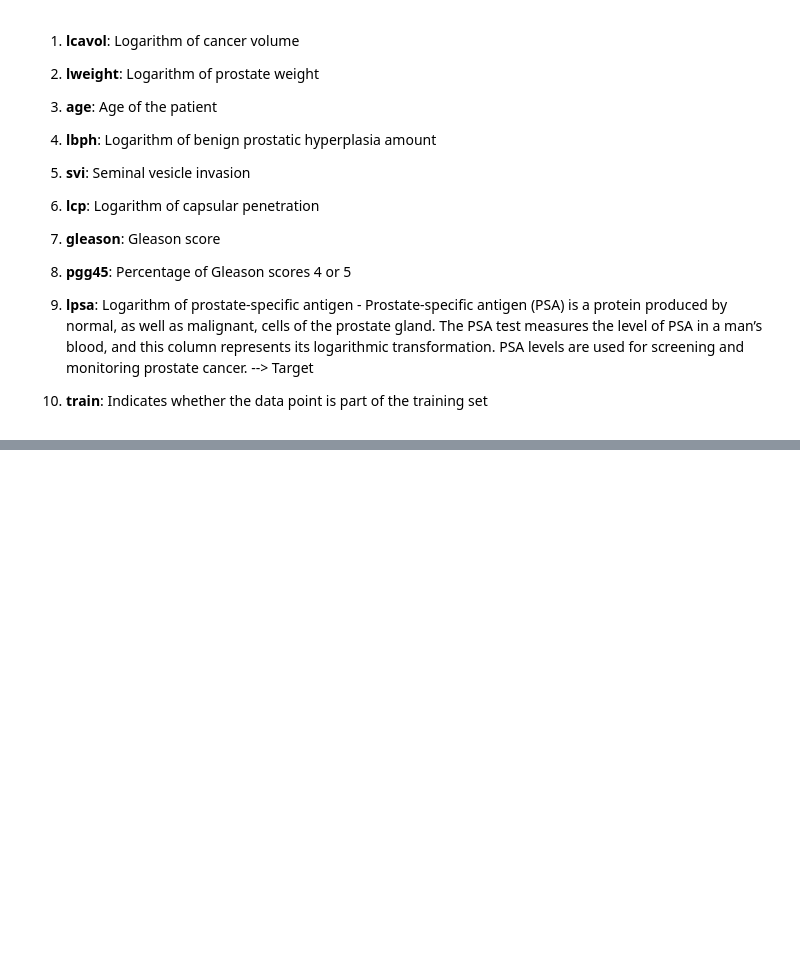
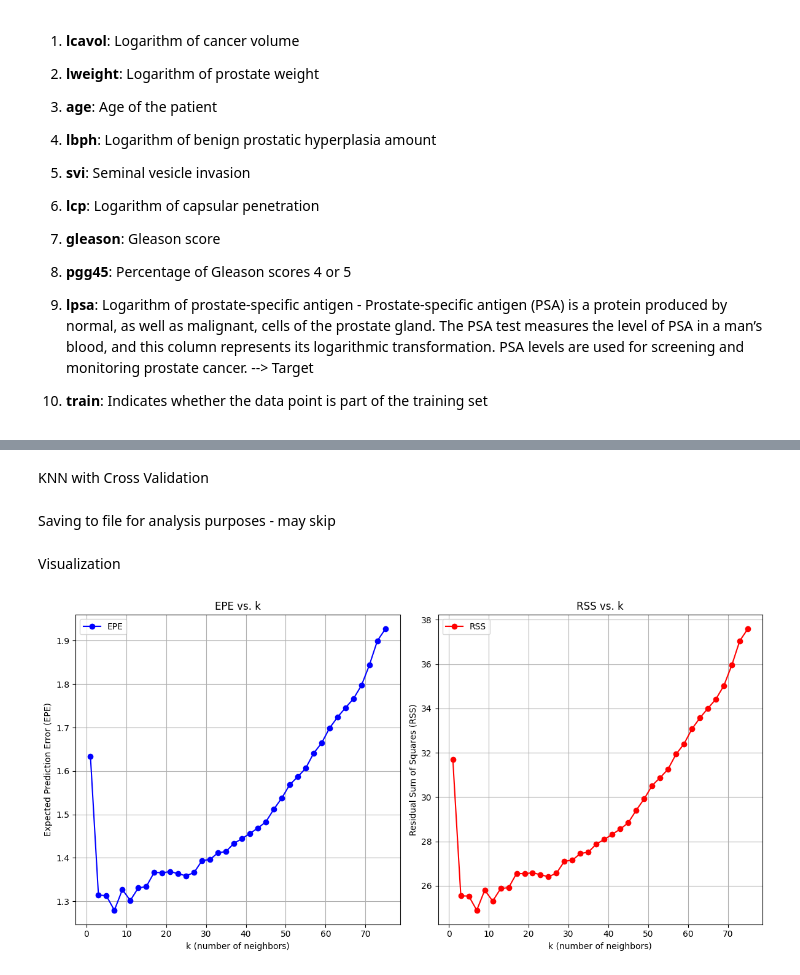
Before and after one commit to cokadethi/MidtermBonus, a Jupyter notebook: Main.ipynb, the cells around one changed output, grey strips where cells are left out. Saved outputs shown, nothing was run; the diff lists cells and outputs as text; code cells hidden in the pictures; blank space fills up the shorter version.

Commit message:
added cv and correct knn, working on visualization

```diff
--- a/Main.ipynb
+++ b/Main.ipynb
@@ -81,0 +80,18 @@ for k in ks:
+# %% [markdown]
+KNN with Cross Validation
+# %%
+from sklearn.model_selection import cross_val_score
+from sklearn.neighbors import KNeighborsRegressor
+
+k_values = range(1, 77, 2)
+epe_scores = []
+rss_scores = []
+
+for k in k_values:
+    knn = KNeighborsRegressor(n_neighbors=k)
+    cv_scores = cross_val_score(knn, X_scaled, y, cv=5, scoring='neg_mean_squared_error')
+    epe_scores.append(-cv_scores.mean())
+    cv_scores_rss = cross_val_score(knn, X_scaled, y, cv=5, scoring=rss)
+    rss_scores.append(-cv_scores_rss.mean())
+# %% [markdown]
+Saving to file for analysis purposes - may skip
@@ -81,0 +107,27 @@ for k in ks:
+# %% [markdown]
+Visualization
+# %%
+import matplotlib.pyplot as plt
+
+plt.figure(figsize=(12, 6))
+
+plt.subplot(1, 2, 1)
+plt.plot(k_values, epe_scores, marker='o', linestyle='-', color='blue', label='EPE')
+plt.title('EPE vs. k')
+plt.xlabel('k (number of neighbors)')
+plt.ylabel('Expected Prediction Error (EPE)')
+plt.grid(True)
+plt.legend()
+
+plt.subplot(1, 2, 2)
+plt.plot(k_values, rss_scores, marker='o', linestyle='-', color='red', label='RSS')
+plt.title('RSS vs. k')
+plt.xlabel('k (number of neighbors)')
+plt.ylabel('Residual Sum of Squares (RSS)')
+plt.grid(True)
+plt.legend()
+
+plt.tight_layout()
+plt.show()
+# %% [output]
+[figure, added]
```
Also changed, not shown: parts of 8 cells of this notebook, 1 other file.
